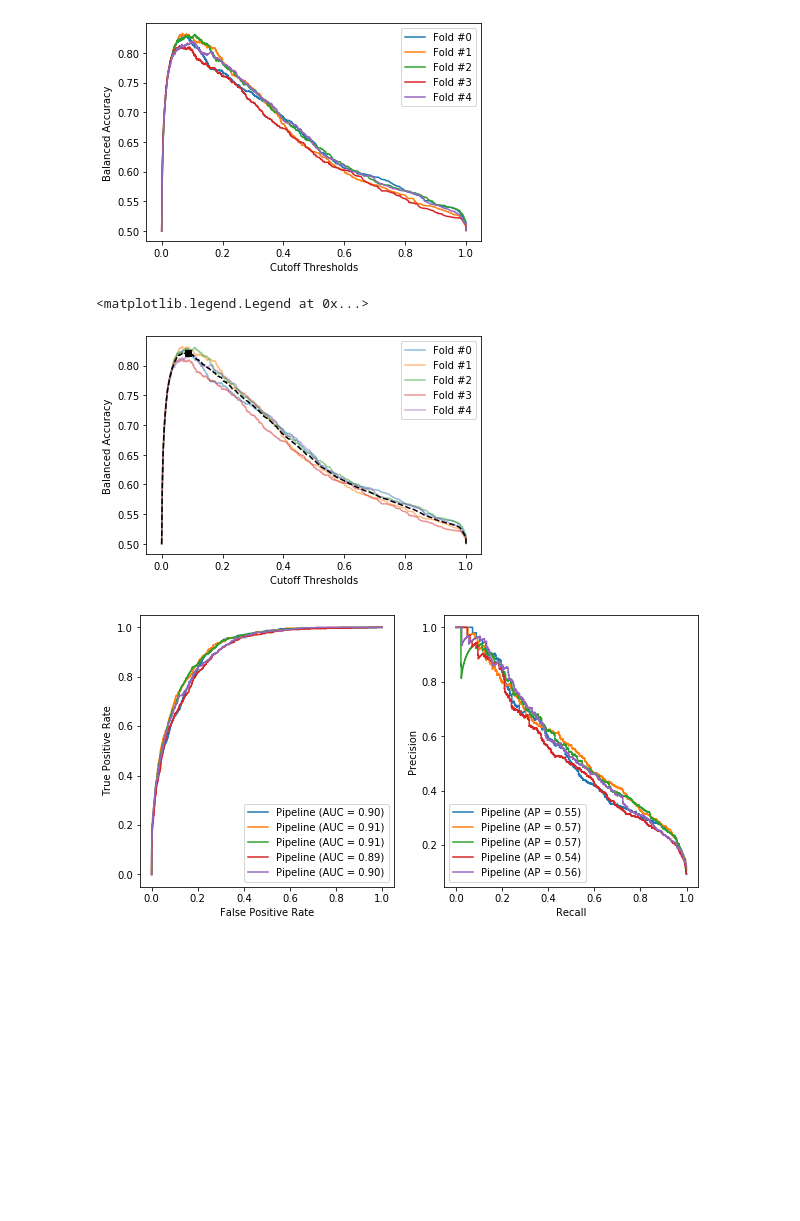
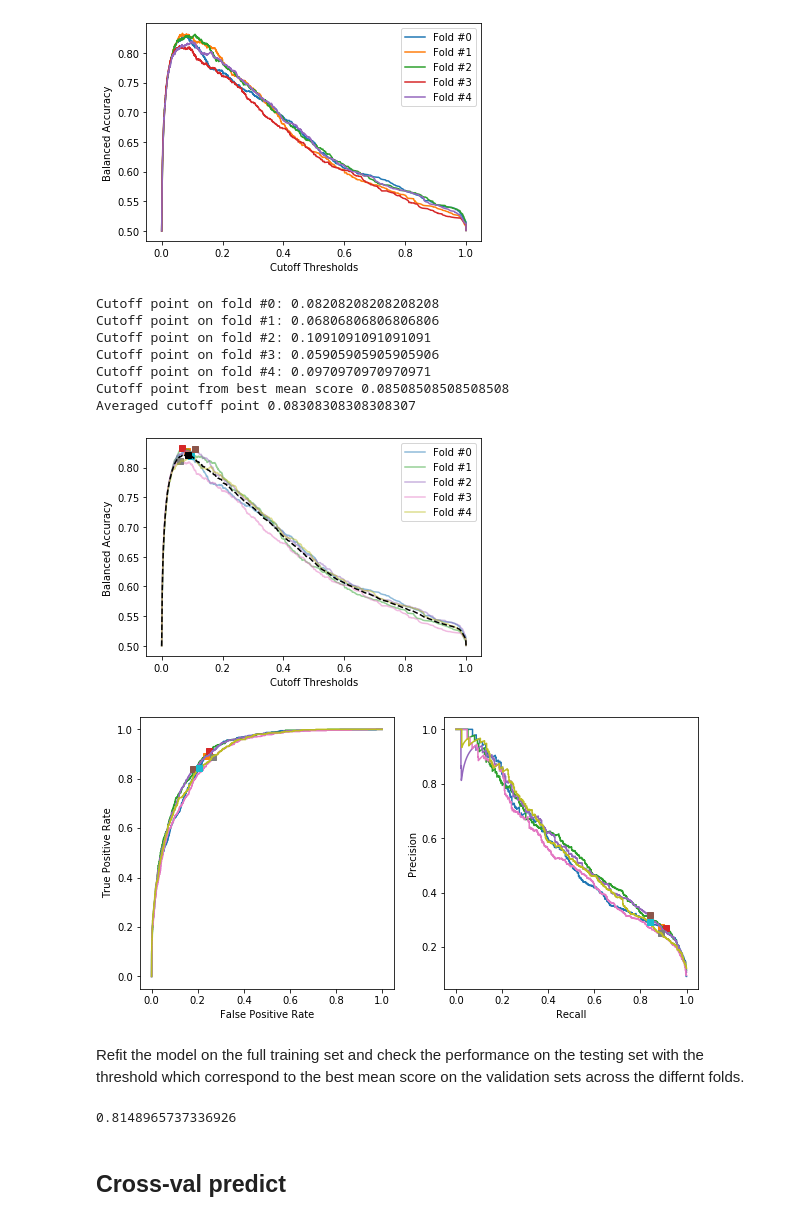
Before and after one commit to glemaitre/cutoff_experiments, a Jupyter notebook: cutoff_experiments.ipynb, the cells around one changed output. Saved outputs shown, nothing was run; the diff lists cells and outputs as text; code cells hidden in the pictures; blank space fills up the shorter version.

```diff
--- a/cutoff_experiments.ipynb
+++ b/cutoff_experiments.ipynb
@@ -164,24 +164,60 @@ for fold_idx in range(len(score_val)):
     )
 # %%
 fig, ax = plt.subplots()
+cutoff_folds = []
 for fold_idx in range(len(score_val)):
     ax.plot(threshold_interpolated, score_val_interpolated[fold_idx], label=f"Fold #{fold_idx}", alpha=0.5)
+    idx = np.argmax(score_val_interpolated[fold_idx])
+    ax.plot(threshold_interpolated[idx], score_val_interpolated[fold_idx][idx], marker="s")
+    cutoff_folds.append(threshold_interpolated[idx])
+    print(f"Cutoff point on fold #{fold_idx}: {threshold_interpolated[idx]}")
 ax.plot(threshold_interpolated, np.mean(score_val_interpolated, axis=0), "--k")
 cutoff_points = threshold_interpolated[np.argmax(np.mean(score_val_interpolated, axis=0))]
 ax.plot(cutoff_points, np.mean(score_val_interpolated, axis=0).max(), marker="s", color="k")
 plt.xlabel("Cutoff Thresholds")
 plt.ylabel("Balanced Accuracy")
 plt.legend()
+print(f"Cutoff point from best mean score {cutoff_points}")
+print(f"Averaged cutoff point {np.mean(cutoff_folds)}")
 # %% [output]
-<matplotlib.legend.Legend at 0x...>
+Cutoff point on fold #0: 0.08208208208208208
+Cutoff point on fold #1: 0.06806806806806806
+Cutoff point on fold #2: 0.1091091091091091
+Cutoff point on fold #3: 0.05905905905905906
+Cutoff point on fold #4: 0.0970970970970971
+Cutoff point from best mean score 0.08508508508508508
+Averaged cutoff point 0.08308308308308307
-[figure, old version]
+[figure, new version]
-# %%
-from sklearn.metrics import plot_roc_curve
-from sklearn.metrics import plot_precision_recall_curve
-
-fig, ax = plt.subplots(ncols=2, figsize=(10, 5))
-for fold_idx in range(len(y_true)):
-    plot_roc_curve(model[fold_idx], X_val[fold_idx], y_true[fold_idx], ax=ax[0])
-    plot_precision_recall_curve(model[fold_idx], X_val[fold_idx], y_true[fold_idx], ax=ax[1])
-# %% [output]
-[figure, removed]
+# %%
+from sklearn.metrics import plot_roc_curve
+from sklearn.metrics import roc_curve
+from sklearn.metrics import plot_precision_recall_curve
+from sklearn.metrics import precision_recall_curve
+
+fig, ax = plt.subplots(ncols=2, figsize=(10, 5))
+for fold_idx in range(len(y_true)):
+    fpr, tpr, thresholds = roc_curve(y_true[fold_idx], y_score[fold_idx])
+    ax[0].plot(fpr, tpr)
+    idx = thresholds.size - np.searchsorted(thresholds[::-1], cutoff_folds[fold_idx])
+    ax[0].plot(fpr[idx], tpr[idx], "s")
+    ax[0].set_xlabel("False Positive Rate")
+    ax[0].set_ylabel("True Positive Rate")
+    precision, recall, thresholds = precision_recall_curve(y_true[fold_idx], y_score[fold_idx])
+    ax[1].plot(recall, precision)
+    idx = np.searchsorted(thresholds, cutoff_folds[fold_idx])
+    ax[1].plot(recall[idx], precision[idx], "s")
+    ax[1].set(xlabel="Recall", ylabel="Precision")
+# %% [output]
+[figure, added]
+# %% [markdown]
+Refit the model on the full training set and check the performance on the testing set with the threshold which correspond to the best mean score on the validation sets across the differnt folds.
+# %%
+model = clone(lr_clf)
+model.fit(X_train, y_train)
+y_pred = model.predict_proba(X_test)
+y_pred = y_pred[:, 1]
+print(balanced_accuracy_score(y_test, (y_pred >= cutoff_points).astype(int)))
+# %% [output]
+0.8148965737336926
+# %% [markdown]
+## Cross-val predict
```
Also changed, not shown: parts of 14 cells of this notebook.
